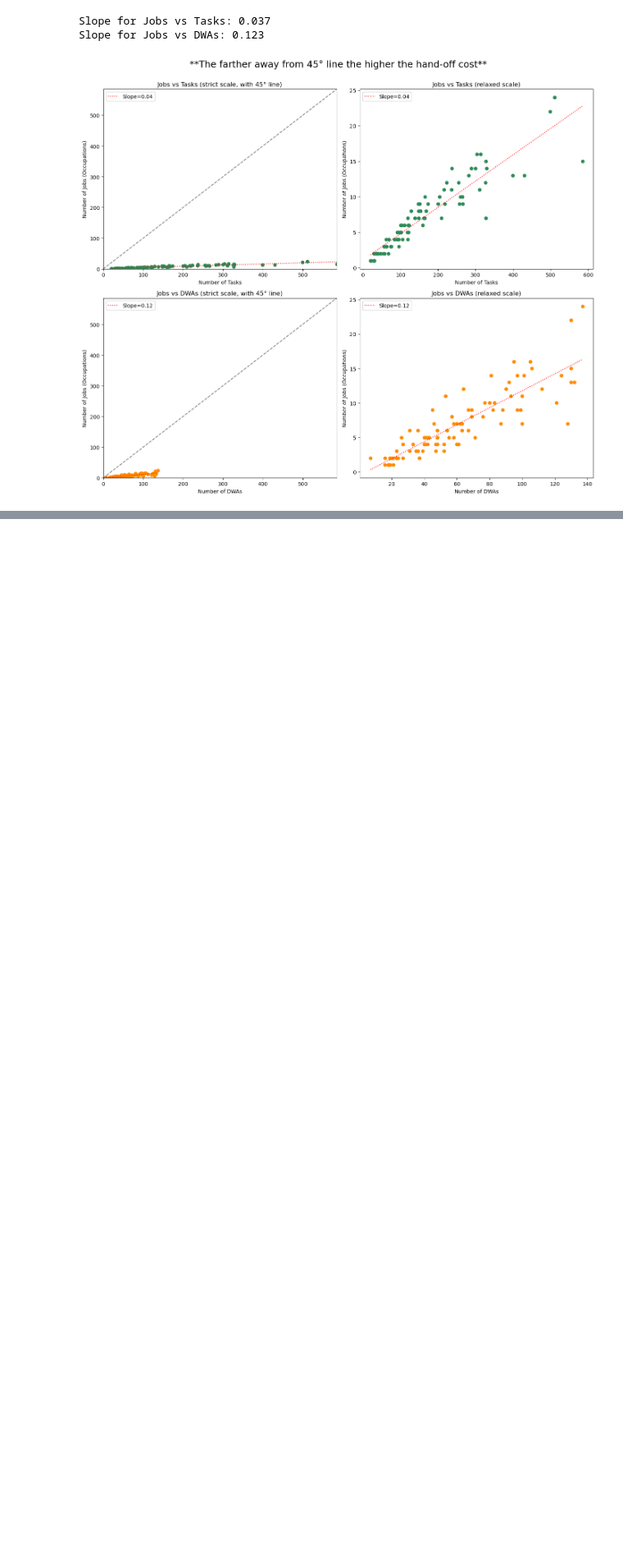
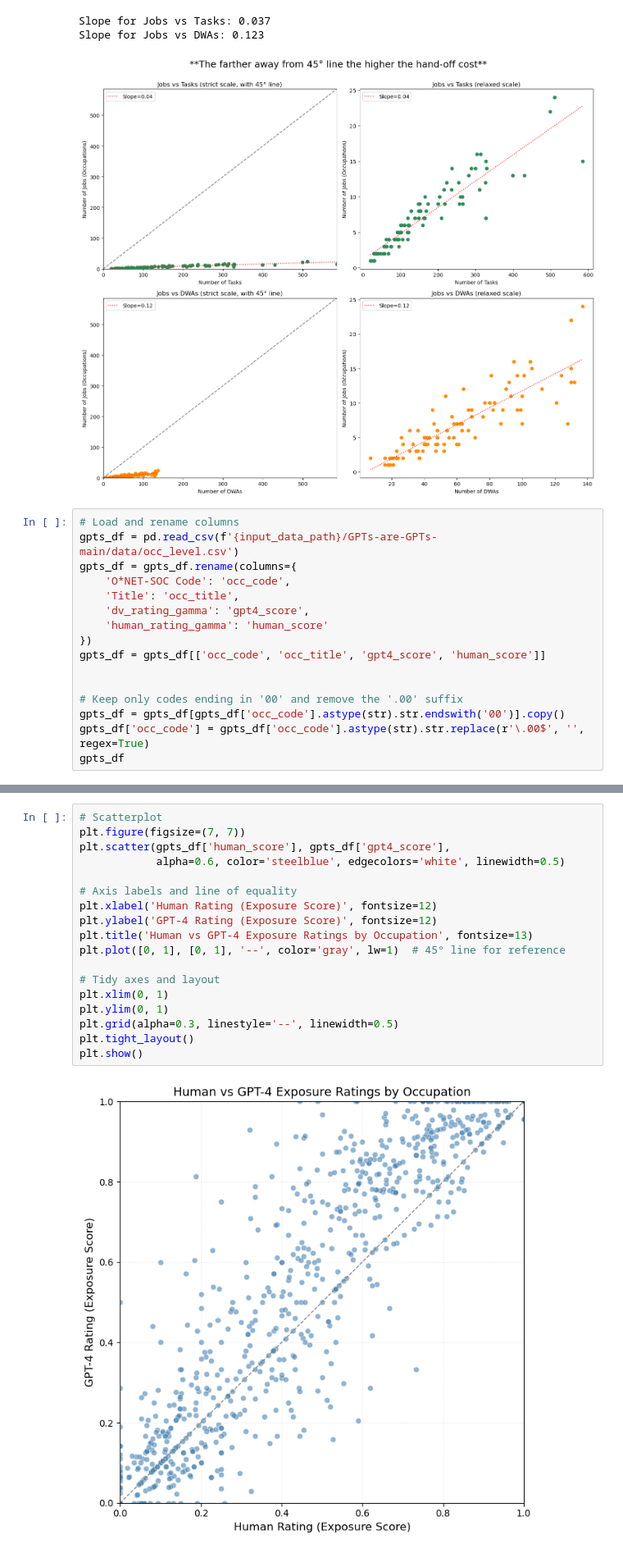
Before and after one commit to johnjosephhorton/rubin, a Jupyter notebook: agentic_ai/onet_handoff_measure.ipynb, the cells around one changed output, grey strips where cells are left out. Shown at 82% size. Drawn from its saved outputs; the diff is of its cells as text; blank space fills up the shorter version.

```diff
--- a/agentic_ai/onet_handoff_measure.ipynb
+++ b/agentic_ai/onet_handoff_measure.ipynb
@@ -582,3 +653,19 @@ plt.show()
 Slope for Jobs vs Tasks: 0.037
 Slope for Jobs vs DWAs: 0.123
 [figure]
+# %%
+# Load and rename columns
+gpts_df = pd.read_csv(f'{input_data_path}/GPTs-are-GPTs-main/data/occ_level.csv')
+gpts_df = gpts_df.rename(columns={
+    'O*NET-SOC Code': 'occ_code',
+    'Title': 'occ_title',
+    'dv_rating_gamma': 'gpt4_score',
+    'human_rating_gamma': 'human_score'
+})
+gpts_df = gpts_df[['occ_code', 'occ_title', 'gpt4_score', 'human_score']]
+
+
+# Keep only codes ending in '00' and remove the '.00' suffix
+gpts_df = gpts_df[gpts_df['occ_code'].astype(str).str.endswith('00')].copy()
+gpts_df['occ_code'] = gpts_df['occ_code'].astype(str).str.replace(r'\.00$', '', regex=True)
+gpts_df
@@ -584,0 +686,20 @@ Slope for Jobs vs DWAs: 0.123
+# %%
+# Scatterplot
+plt.figure(figsize=(7, 7))
+plt.scatter(gpts_df['human_score'], gpts_df['gpt4_score'],
+            alpha=0.6, color='steelblue', edgecolors='white', linewidth=0.5)
+
+# Axis labels and line of equality
+plt.xlabel('Human Rating (Exposure Score)', fontsize=12)
+plt.ylabel('GPT-4 Rating (Exposure Score)', fontsize=12)
+plt.title('Human vs GPT-4 Exposure Ratings by Occupation', fontsize=13)
+plt.plot([0, 1], [0, 1], '--', color='gray', lw=1)  # 45° line for reference
+
+# Tidy axes and layout
+plt.xlim(0, 1)
+plt.ylim(0, 1)
+plt.grid(alpha=0.3, linestyle='--', linewidth=0.5)
+plt.tight_layout()
+plt.show()
+# %% [output]
+[figure, added]
```
Also changed, not shown: parts of 19 cells of this notebook.
